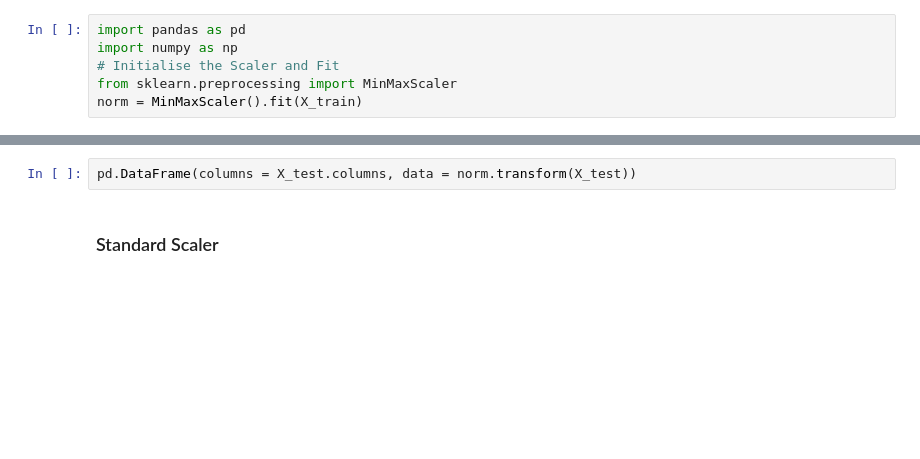
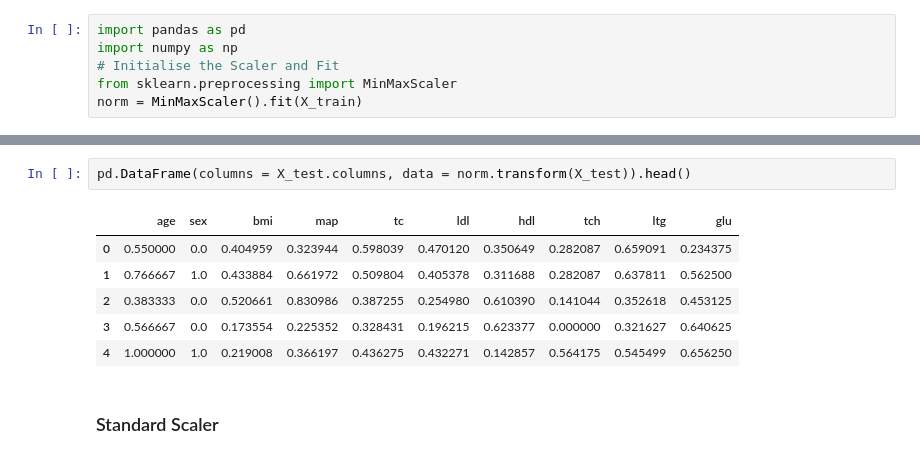
Before and after one commit to NarineKhachatryan/Intro_ML, a Jupyter notebook: CrossValidation_FeatureScaling_OneHotEncoding.ipynb, the cells around one changed output, grey strips where cells are left out. Cells and saved outputs as stored; diff of their text form; blank space fills up the shorter version.

```diff
--- a/CrossValidation_FeatureScaling_OneHotEncoding.ipynb
+++ b/CrossValidation_FeatureScaling_OneHotEncoding.ipynb
@@ -312,5 +386,12 @@ pd.DataFrame(columns = X_train.columns, data = norm.transform(X_train))
 # %%
-pd.DataFrame(columns = X_test.columns, data = norm.transform(X_test))
+pd.DataFrame(columns = X_test.columns, data = norm.transform(X_test)).head()
+# %% [output]
+|  | age | sex | bmi | map | tc | ldl | hdl | tch | ltg | glu |
+| 0 | 0.550000 | 0.0 | 0.404959 | 0.323944 | 0.598039 | 0.470120 | 0.350649 | 0.282087 | 0.659091 | 0.234375 |
+| 1 | 0.766667 | 1.0 | 0.433884 | 0.661972 | 0.509804 | 0.405378 | 0.311688 | 0.282087 | 0.637811 | 0.562500 |
+| 2 | 0.383333 | 0.0 | 0.520661 | 0.830986 | 0.387255 | 0.254980 | 0.610390 | 0.141044 | 0.352618 | 0.453125 |
+| 3 | 0.566667 | 0.0 | 0.173554 | 0.225352 | 0.328431 | 0.196215 | 0.623377 | 0.000000 | 0.321627 | 0.640625 |
+| 4 | 1.000000 | 1.0 | 0.219008 | 0.366197 | 0.436275 | 0.432271 | 0.142857 | 0.564175 | 0.545499 | 0.656250 |
 # %% [markdown]
 ### Standard Scaler
 # %%
```
Also changed, not shown: parts of 56 cells of this notebook.
